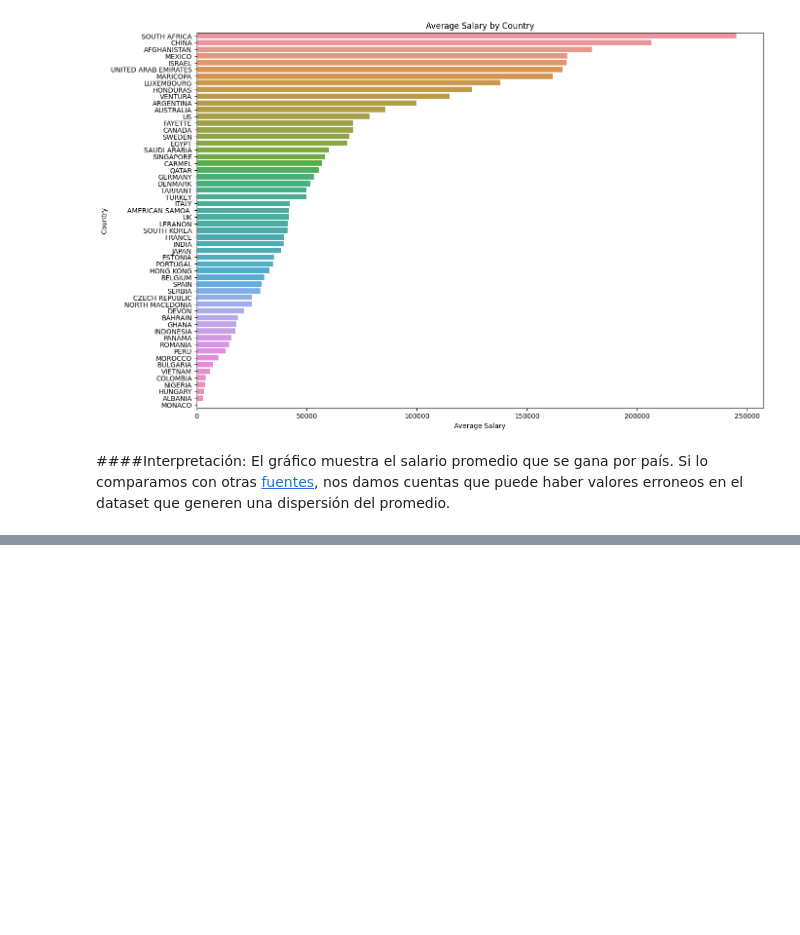
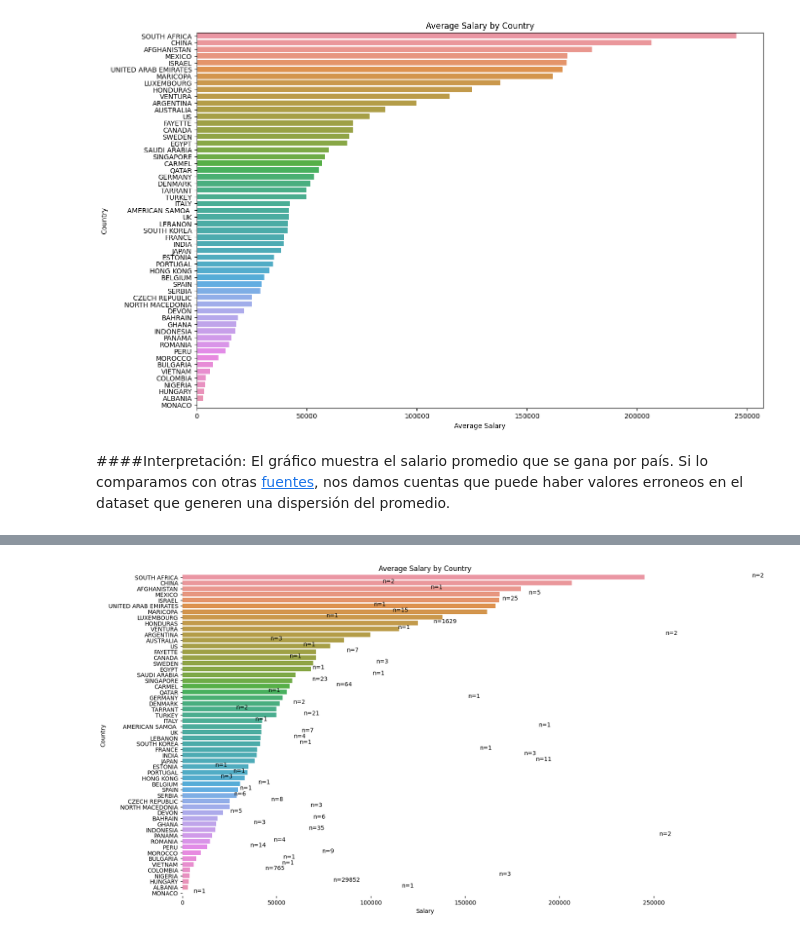
Before and after one commit to CarlosARossi/dataScienceCoder, a Jupyter notebook: Visualización+Rossi.ipynb, the cells around one changed output, grey strips where cells are left out. Saved outputs shown, nothing was run; the diff lists cells and outputs as text; code cells hidden in the pictures; blank space fills up the shorter version.

```diff
--- a/Visualización+Rossi.ipynb
+++ b/Visualización+Rossi.ipynb
@@ -160,0 +219,20 @@ El gráfico muestra el salario promedio que se gana por país. Si lo comparamos
+# %%
+# Agrupamos por país y calculamos el promedio del salario
+salaries_by_country = salaries.groupby('Country')['Salary'].mean().reset_index().sort_values('Salary', ascending=False)
+
+# Creamos el gráfico de barras
+plt.figure(figsize=(15,10))
+ax = sns.barplot(x='Salary', y='Country', data=salaries_by_country, order=salaries_by_country['Country'])
+sns.despine(left=True, bottom=True)
+
+# Añadimos el número de valores tomados para cada promedio
+for i, row in salaries_by_country.iterrows():
+    x_pos = row['Salary'] + ax.containers[0].patches[i].get_width()/2
+    plt.text(x_pos, i, f"n={salaries[salaries['Country']==row['Country']]['Salary'].count()}")
+
+plt.xlabel('Salary')
+plt.ylabel('Country')
+plt.title('Average Salary by Country')
+plt.show()
+# %% [output]
+[figure, added]
```
Also changed, not shown: parts of 4 cells of this notebook.
